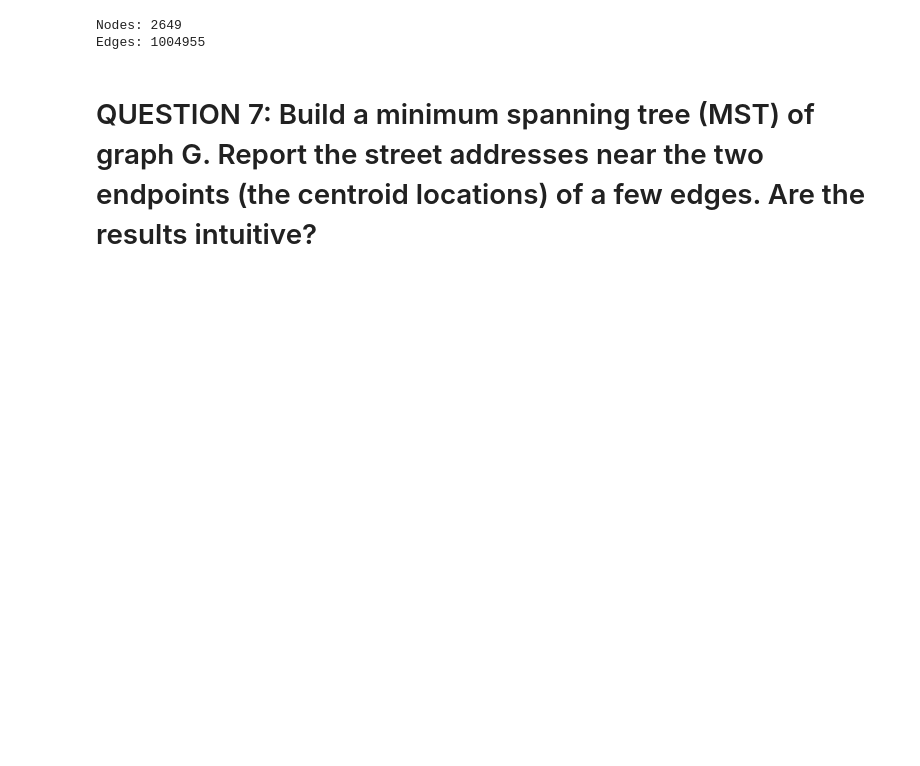
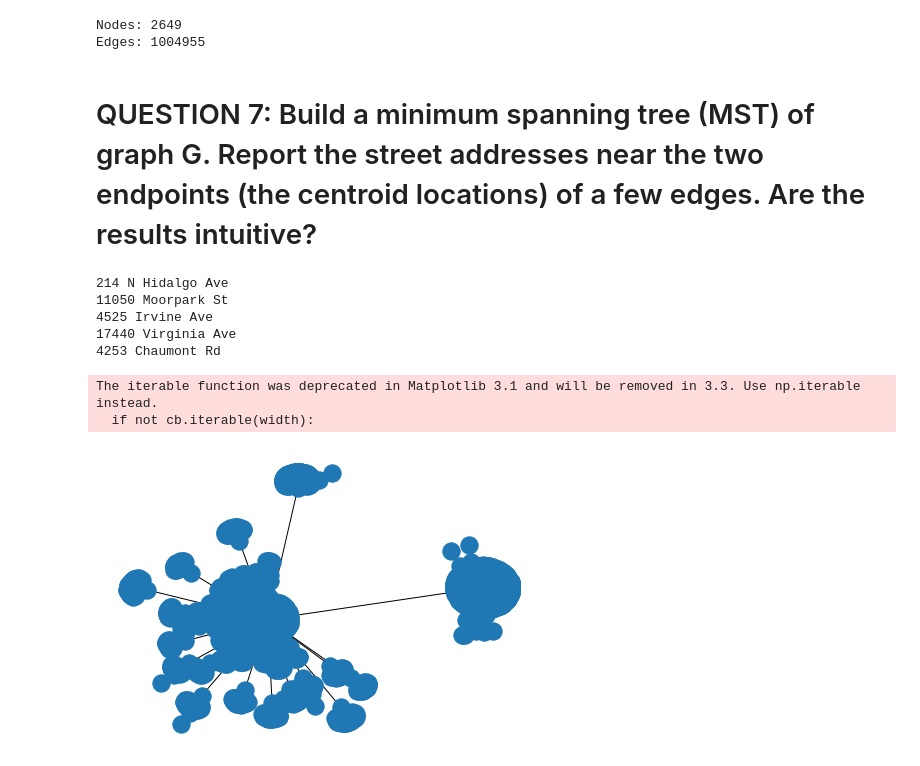
Before and after one commit to shellyondiet/Graph-Algorithms, a Jupyter notebook: Project4_Q6_Q10.ipynb, the cells around one changed output. Drawn from its saved outputs; the diff is of its cells as text; code cells hidden in the pictures; blank space fills up the shorter version.

Commit message:
Add code to change to undirected graph and for triangle inequality

```diff
--- a/Project4_Q6_Q10.ipynb
+++ b/Project4_Q6_Q10.ipynb
@@ -136,7 +136,7 @@ print(g.nodes[2715]['centroid'])
 Keep the largest connected component of the graph
 # %%
 Gcc = sorted(nx.connected_components(g), key=len, reverse=True)
-G0 = g.subgraph(Gcc[0])
+G0 = g.subgraph(Gcc[0]).to_undirected()
 # %% [markdown]
 # QUESTION 6: Report the number of nodes and edges in G
 # %%
@@ -147,3 +147,5 @@ Nodes: 2649
 Edges: 1004955
 # %% [markdown]
 # QUESTION 7: Build a minimum spanning tree (MST) of graph G. Report the street addresses near the two endpoints (the centroid locations) of a few edges. Are the results intuitive?
+# %%
+mst = nx.minimum_spanning_tree(G0)
@@ -149,0 +159,21 @@ Edges: 1004955
+# %%
+print(getStreet(mst.nodes[1]['centroid']))
+print(getStreet(mst.nodes[1030]['centroid']))
+print(getStreet(mst.nodes[1031]['centroid']))
+print(getStreet(mst.nodes[100]['centroid']))
+print(getStreet(mst.nodes[1000]['centroid']))
+# (1, 1030), (1, 1031)
+# (1030, 100), (1030, 1000)
+# print(mst.nodes[2715]['centroid'])
+# %% [output]
+214 N Hidalgo Ave
+11050 Moorpark St
+4525 Irvine Ave
+17440 Virginia Ave
+4253 Chaumont Rd
+# %%
+nx.draw(mst)
+# %% [output]
+The iterable function was deprecated in Matplotlib 3.1 and will be removed in 3.3. Use np.iterable instead.
+  if not cb.iterable(width):
+[figure, added]
```
Also changed, not shown: parts of 7 cells of this notebook.
